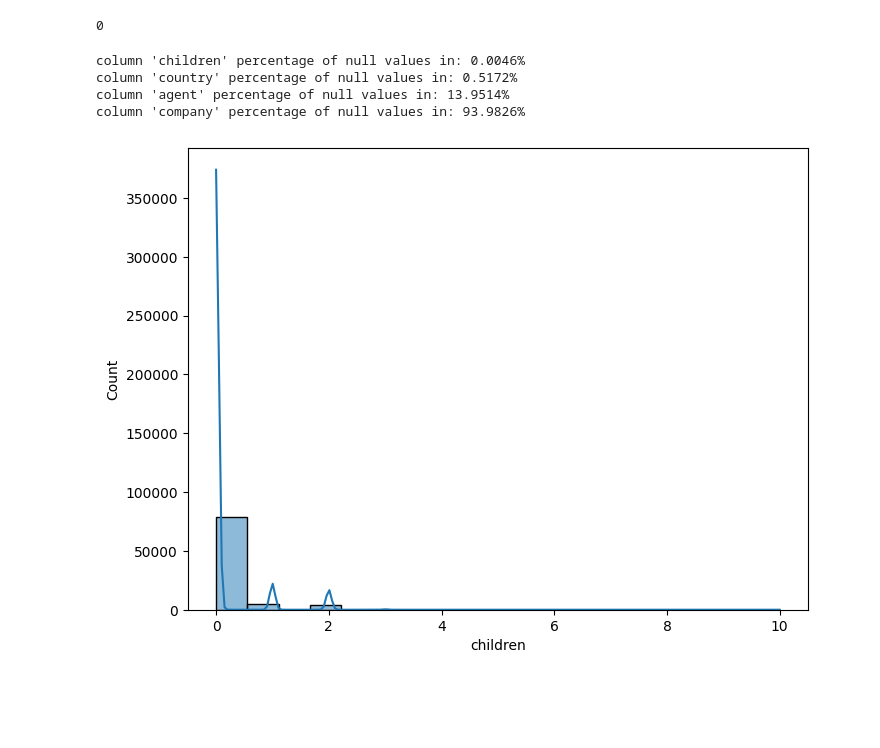
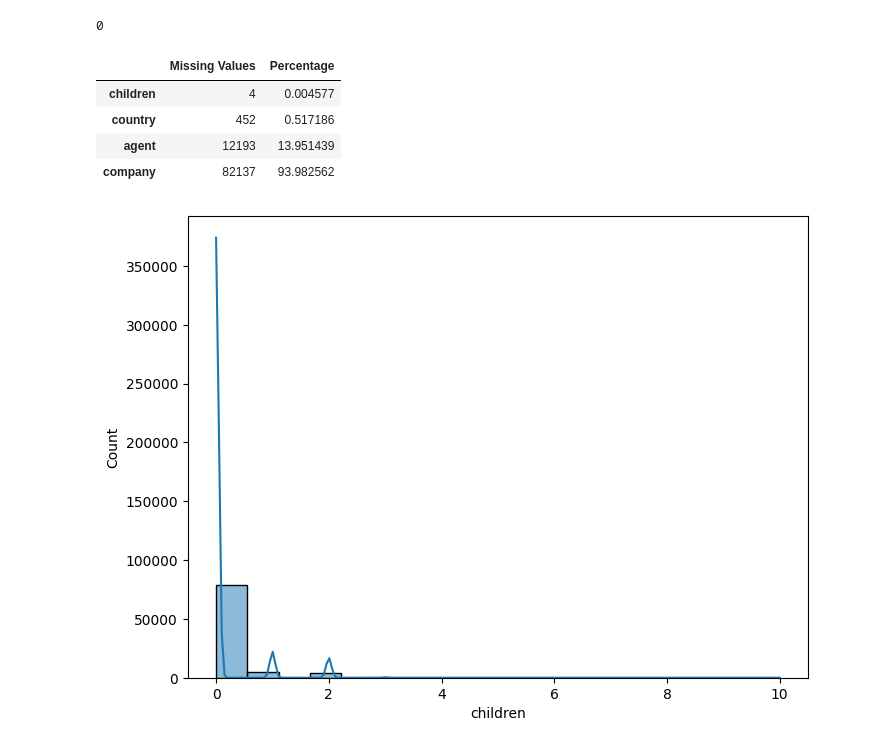
Before and after one commit to frktsc/hotel-booking, a Jupyter notebook: research.ipynb, the cells around one changed output. Saved outputs shown, nothing was run; the diff lists cells and outputs as text; code cells hidden in the pictures; blank space fills up the shorter version.

```diff
--- a/research.ipynb
+++ b/research.ipynb
@@ -83,16 +83,23 @@ data.drop_duplicates(inplace=True)
 data.duplicated().sum()
 # %% [output]
 0
-# %%
-for i in data.columns:
-    null_percentage=(data[i].isnull().sum()/ len(data) * 100)
-    if null_percentage > 0:
-        print(f"column '{i}' percentage of null values in: {null_percentage:.4f}%")
-# %% [output]
-column 'children' percentage of null values in: 0.0046%
-column 'country' percentage of null values in: 0.5172%
-column 'agent' percentage of null values in: 13.9514%
-column 'company' percentage of null values in: 93.9826%
+# %%
+# Analyzing missing values in the dataset
+missing_values = data.isnull().sum()
+missing_values_percentage = (missing_values / len(data)) * 100
+
+missing_values_summary = pd.DataFrame({
+    'Missing Values': missing_values,
+    'Percentage': missing_values_percentage
+})
+
+missing_values_summary[missing_values_summary['Missing Values'] > 0]
+# %% [output]
+|  | Missing Values | Percentage |
+| children | 4 | 0.004577 |
+| country | 452 | 0.517186 |
+| agent | 12193 | 13.951439 |
+| company | 82137 | 93.982562 |
 # %%
 data.drop(columns="company",axis=1,inplace=True)
 # %%
```
